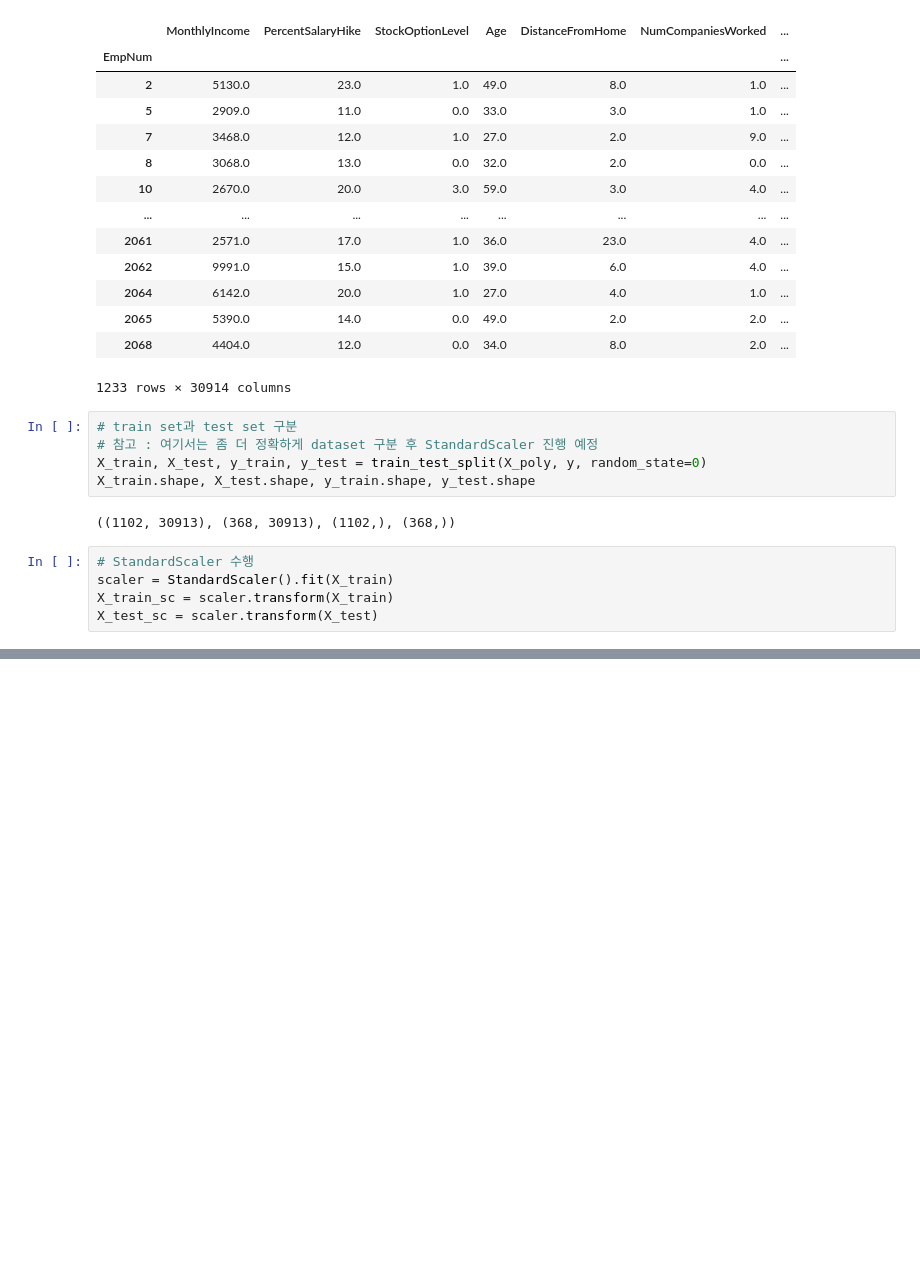
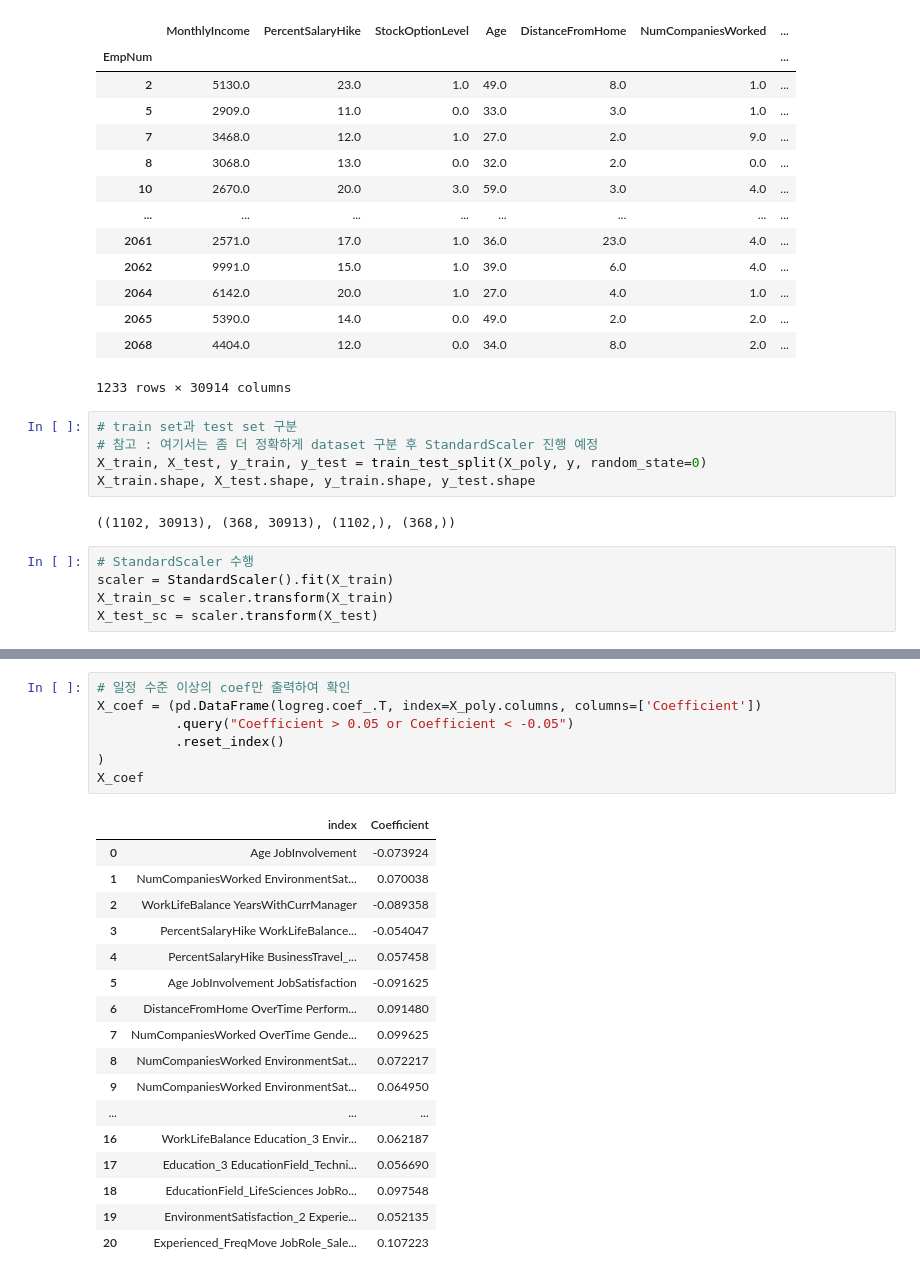
Before and after one commit to minstrel1149/HR_analytics_1, a Jupyter notebook: Attrition_analytics_features.ipynb, the cells around one changed output, grey strips where cells are left out. Saved outputs shown, nothing was run; the diff lists cells and outputs as text; blank space fills up the shorter version.

```diff
--- a/Attrition_analytics_features.ipynb
+++ b/Attrition_analytics_features.ipynb
@@ -158,0 +188,25 @@ ConfusionMatrixDisplay.from_predictions(y_test, logreg.predict(X_test_sc))
+# %%
+# 일정 수준 이상의 coef만 출력하여 확인
+X_coef = (pd.DataFrame(logreg.coef_.T, index=X_poly.columns, columns=['Coefficient'])
+          .query("Coefficient > 0.05 or Coefficient < -0.05")
+          .reset_index()
+)
+X_coef
+# %% [output]
+|  | index | Coefficient |
+| 0 | Age JobInvolvement | -0.073924 |
+| 1 | NumCompaniesWorked EnvironmentSat... | 0.070038 |
+| 2 | WorkLifeBalance YearsWithCurrManager | -0.089358 |
+| 3 | PercentSalaryHike WorkLifeBalance... | -0.054047 |
+| 4 | PercentSalaryHike BusinessTravel_... | 0.057458 |
+| 5 | Age JobInvolvement JobSatisfaction | -0.091625 |
+| 6 | DistanceFromHome OverTime Perform... | 0.091480 |
+| 7 | NumCompaniesWorked OverTime Gende... | 0.099625 |
+| 8 | NumCompaniesWorked EnvironmentSat... | 0.072217 |
+| 9 | NumCompaniesWorked EnvironmentSat... | 0.064950 |
+| ... | ... | ... |
+| 16 | WorkLifeBalance Education_3 Envir... | 0.062187 |
+| 17 | Education_3 EducationField_Techni... | 0.056690 |
+| 18 | EducationField_LifeSciences JobRo... | 0.097548 |
+| 19 | EnvironmentSatisfaction_2 Experie... | 0.052135 |
+| 20 | Experienced_FreqMove JobRole_Sale... | 0.107223 |
```
Also changed, not shown: parts of 6 cells of this notebook, 2 other files.
